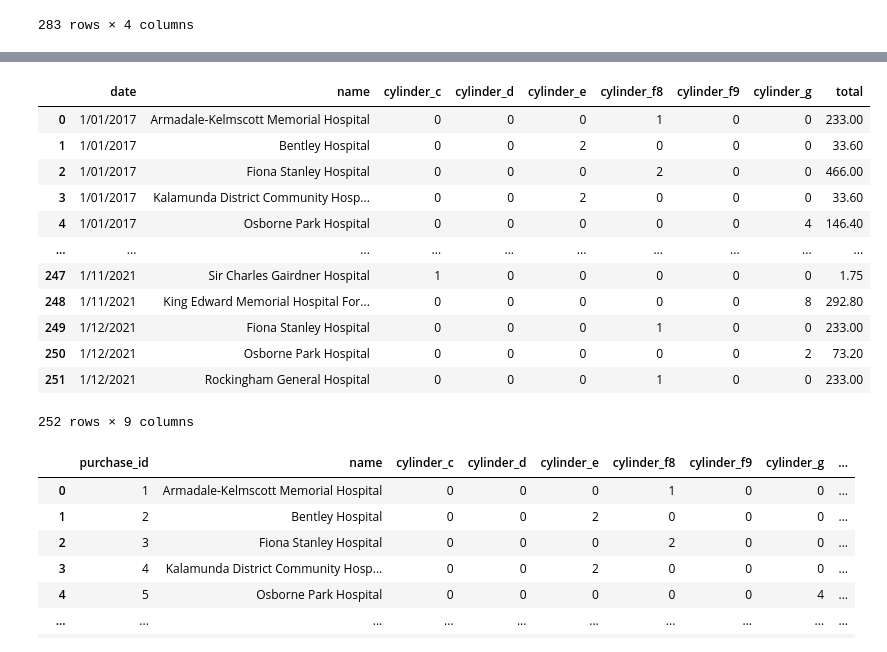
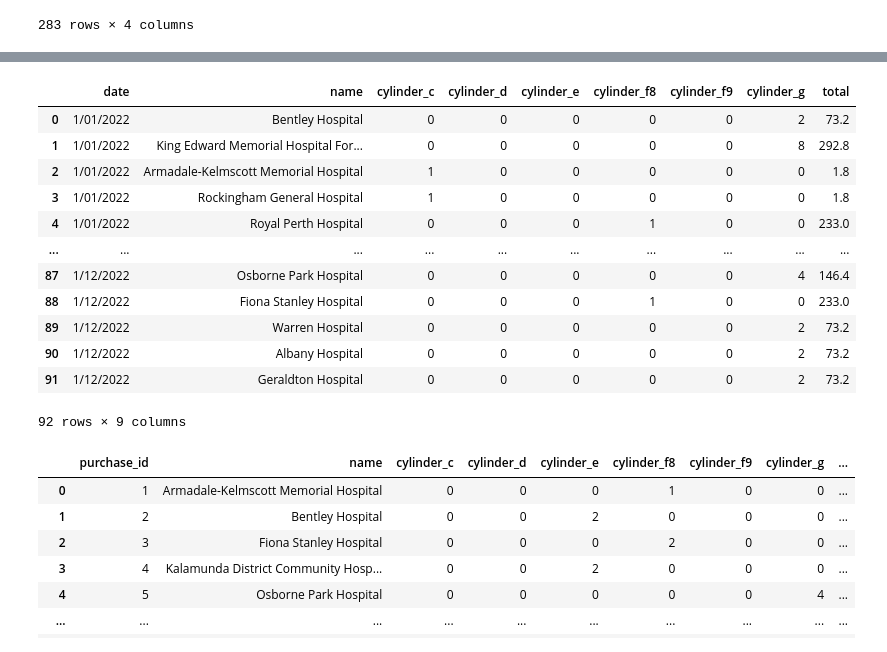
Before and after one commit to dcurrigan/nitrous, a Jupyter notebook: data/data_wrangling_v2.ipynb, the cells around one changed output, grey strips where cells are left out. Cells and saved outputs as stored; diff of their text form; code cells hidden in the pictures.

```diff
--- a/data/data_wrangling_v2.ipynb
+++ b/data/data_wrangling_v2.ipynb
@@ -232,22 +234,22 @@ final_df
 # Write to CSV
 final_df.to_csv(outname, index=False, encoding='utf-8')
 # %%
-final_df = pd.read_csv("final_metro_data.csv")
+final_df = pd.read_csv("2022_data.csv")
 final_df
 # %% [output]
 |  | date | name | cylinder_c | cylinder_d | cylinder_e | cylinder_f8 | cylinder_f9 | cylinder_g | total |
-| 0 | 1/01/2017 | Armadale-Kelmscott Memorial Hospital | 0 | 0 | 0 | 1 | 0 | 0 | 233.00 |
-| 1 | 1/01/2017 | Bentley Hospital | 0 | 0 | 2 | 0 | 0 | 0 | 33.60 |
-| 2 | 1/01/2017 | Fiona Stanley Hospital | 0 | 0 | 0 | 2 | 0 | 0 | 466.00 |
-| 3 | 1/01/2017 | Kalamunda District Community Hosp... | 0 | 0 | 2 | 0 | 0 | 0 | 33.60 |
-| 4 | 1/01/2017 | Osborne Park Hospital | 0 | 0 | 0 | 0 | 0 | 4 | 146.40 |
+| 0 | 1/01/2022 | Bentley Hospital | 0 | 0 | 0 | 0 | 0 | 2 | 73.2 |
+| 1 | 1/01/2022 | King Edward Memorial Hospital For... | 0 | 0 | 0 | 0 | 0 | 8 | 292.8 |
+| 2 | 1/01/2022 | Armadale-Kelmscott Memorial Hospital | 1 | 0 | 0 | 0 | 0 | 0 | 1.8 |
+| 3 | 1/01/2022 | Rockingham General Hospital | 1 | 0 | 0 | 0 | 0 | 0 | 1.8 |
+| 4 | 1/01/2022 | Royal Perth Hospital | 0 | 0 | 0 | 1 | 0 | 0 | 233.0 |
 | ... | ... | ... | ... | ... | ... | ... | ... | ... | ... |
-| 247 | 1/11/2021 | Sir Charles Gairdner Hospital | 1 | 0 | 0 | 0 | 0 | 0 | 1.75 |
-| 248 | 1/11/2021 | King Edward Memorial Hospital For... | 0 | 0 | 0 | 0 | 0 | 8 | 292.80 |
-| 249 | 1/12/2021 | Fiona Stanley Hospital | 0 | 0 | 0 | 1 | 0 | 0 | 233.00 |
-| 250 | 1/12/2021 | Osborne Park Hospital | 0 | 0 | 0 | 0 | 0 | 2 | 73.20 |
-| 251 | 1/12/2021 | Rockingham General Hospital | 0 | 0 | 0 | 1 | 0 | 0 | 233.00 |
+| 87 | 1/12/2022 | Osborne Park Hospital | 0 | 0 | 0 | 0 | 0 | 4 | 146.4 |
+| 88 | 1/12/2022 | Fiona Stanley Hospital | 0 | 0 | 0 | 1 | 0 | 0 | 233.0 |
+| 89 | 1/12/2022 | Warren Hospital | 0 | 0 | 0 | 0 | 0 | 2 | 73.2 |
+| 90 | 1/12/2022 | Albany Hospital | 0 | 0 | 0 | 0 | 0 | 2 | 73.2 |
+| 91 | 1/12/2022 | Geraldton Hospital | 0 | 0 | 0 | 0 | 0 | 2 | 73.2 |
-252 rows × 9 columns
+92 rows × 9 columns
 # %%
 from sqlalchemy import create_engine
 engine = create_engine('postgresql://nitrous_user:jZce01ie7vIU1brnuzFZOESh4IVczwMo@dpg-cho5epvdvk4rn2t4lun0-a.singapore-postgres.render.com/nitrous')
```
Also changed, not shown: parts of 12 cells of this notebook, 5 other files.
